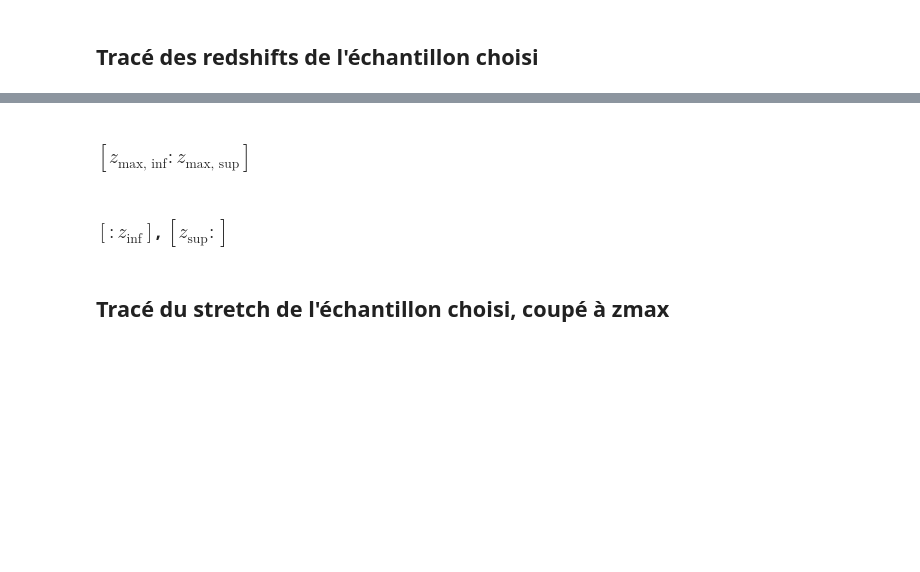
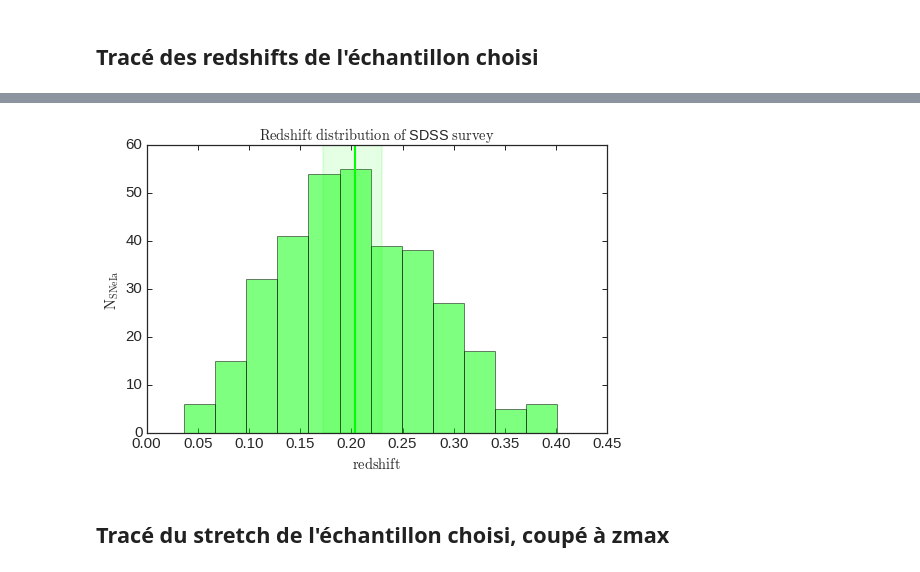
Before and after one commit to Nora-n/variaIa, a Jupyter notebook: notebooks/plots_simple.ipynb, the cells around one changed output, grey strips where cells are left out. Cells and saved outputs as stored; diff of their text form; code cells hidden in the pictures; blank space fills up the shorter version.

```diff
--- a/notebooks/plots_simple.ipynb
+++ b/notebooks/plots_simple.ipynb
@@ -91,0 +12,33 @@ interactive(children=(IntSlider(value=12, continuous_update=False, description='
+# %%
+reload(simplots)
+
+test = simplots.SimplePlots()
+
+z_path = glob.glob("../Data/zmax*")
+zc = ipw.Dropdown(options=z_path,
+                  description='z_max choice:',
+                  value=z_path[-1])
+
+choice_data = ipw.interactive(test.choice_data, zc = zc)
+display(choice_data)
+
+############################################################
+
+surveys = ['SNF', 'SDSS', 'PS1', 'SNLS', 'HST']
+
+su = ipw.Dropdown(options=surveys,
+                  description='Survey:',
+                  value = 'PS1')
+
+set_data = ipw.interactive(test.set_data, su=su)
+display(set_data)
+
+############################################################
+
+nb_z = ipw.IntSlider(min = 3, max = 30, value = 12,
+                     description='#bins for z:', continuous_update=False)
+nb_x = ipw.IntSlider(min = 3, max = 30, value = 12,
+                     description='#bins for x:', continuous_update=False)
+
+display(nb_z)
+display(nb_x)
@@ -189,2 +51,0 @@ c_err_zmincuts['SNF'] = surv['SNF']['salt2.Color.err'].values[zmin_cuts['SNF']]
-# %% [markdown]
-### $[z_{\text{max, inf}}:z_{\text{max, sup}}]$
@@ -207,2 +51,0 @@ for survey in surveys[1:-1]:
-# %% [markdown]
-### $[:z_{\text{inf}}]$, $[z_{\text{sup}}:]$
@@ -239,2 +52,12 @@ for survey in surveys[1:-1]:
+# %%
+reload(simplots)
+
+test.redshift_one(nb_z.value, True, True)
+
+fig=plt.gcf()
+#fig.savefig('/home/nora/Documents/Thèse/Images/hist_'
+#            + str(su.value) + '_095_cuts.pdf', bbox_inches='tight')
+# %% [output]
+[figure, added]
 # %% [markdown]
 ## Tracé du stretch de l'échantillon choisi, coupé à zmax
```
Also changed, not shown: parts of 27 cells of this notebook, 7 other files.
